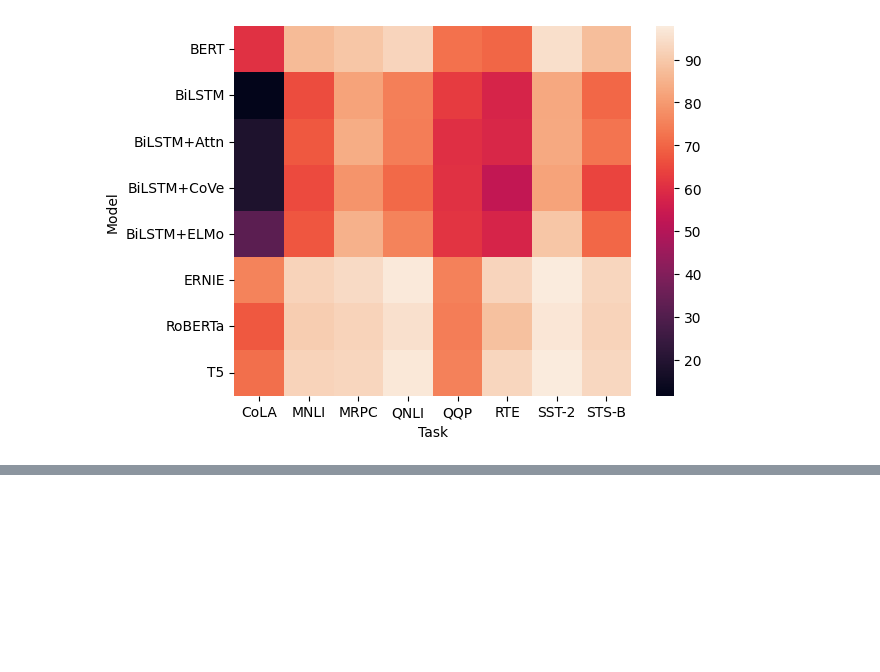
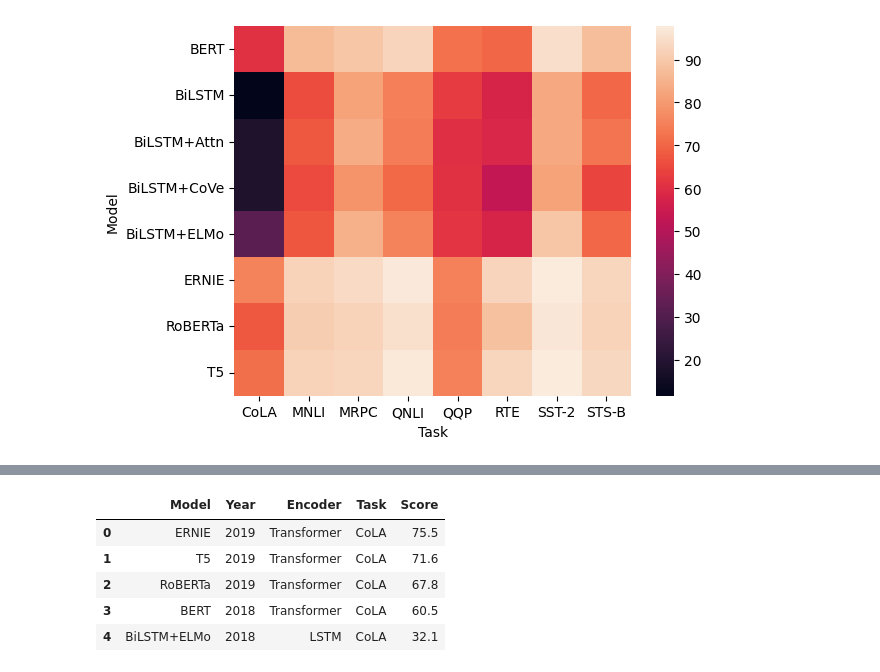
Before and after one commit to anumit-web/Seaborn-tutorial-4, a Jupyter notebook: Seaborn_test_4_2.ipynb, the cells around one changed output, grey strips where cells are left out. Saved outputs shown, nothing was run; the diff lists cells and outputs as text; code cells hidden in the pictures; blank space fills up the shorter version.

```diff
--- a/Seaborn_test_4_2.ipynb
+++ b/Seaborn_test_4_2.ipynb
@@ -23 +46,12 @@ glue.head()
+# %%
+glue_original = sns.load_dataset("glue")
+# %%
+glue_original.head()
+# %% [output]
+|  | Model | Year | Encoder | Task | Score |
+| 0 | ERNIE | 2019 | Transformer | CoLA | 75.5 |
+| 1 | T5 | 2019 | Transformer | CoLA | 71.6 |
+| 2 | RoBERTa | 2019 | Transformer | CoLA | 67.8 |
+| 3 | BERT | 2018 | Transformer | CoLA | 60.5 |
+| 4 | BiLSTM+ELMo | 2018 | LSTM | CoLA | 32.1 |
 # %%
```
Also changed, not shown: parts of 8 cells of this notebook.
